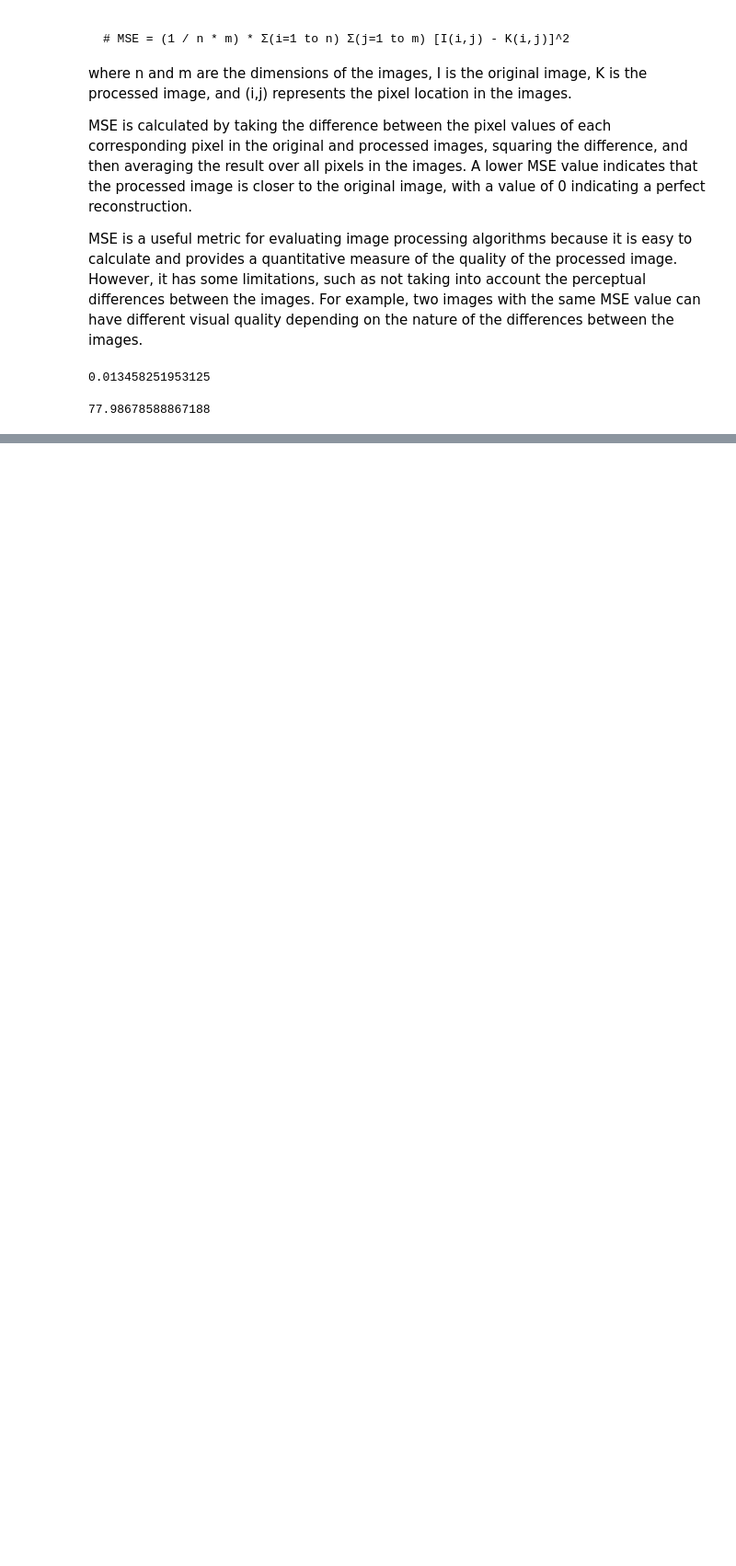
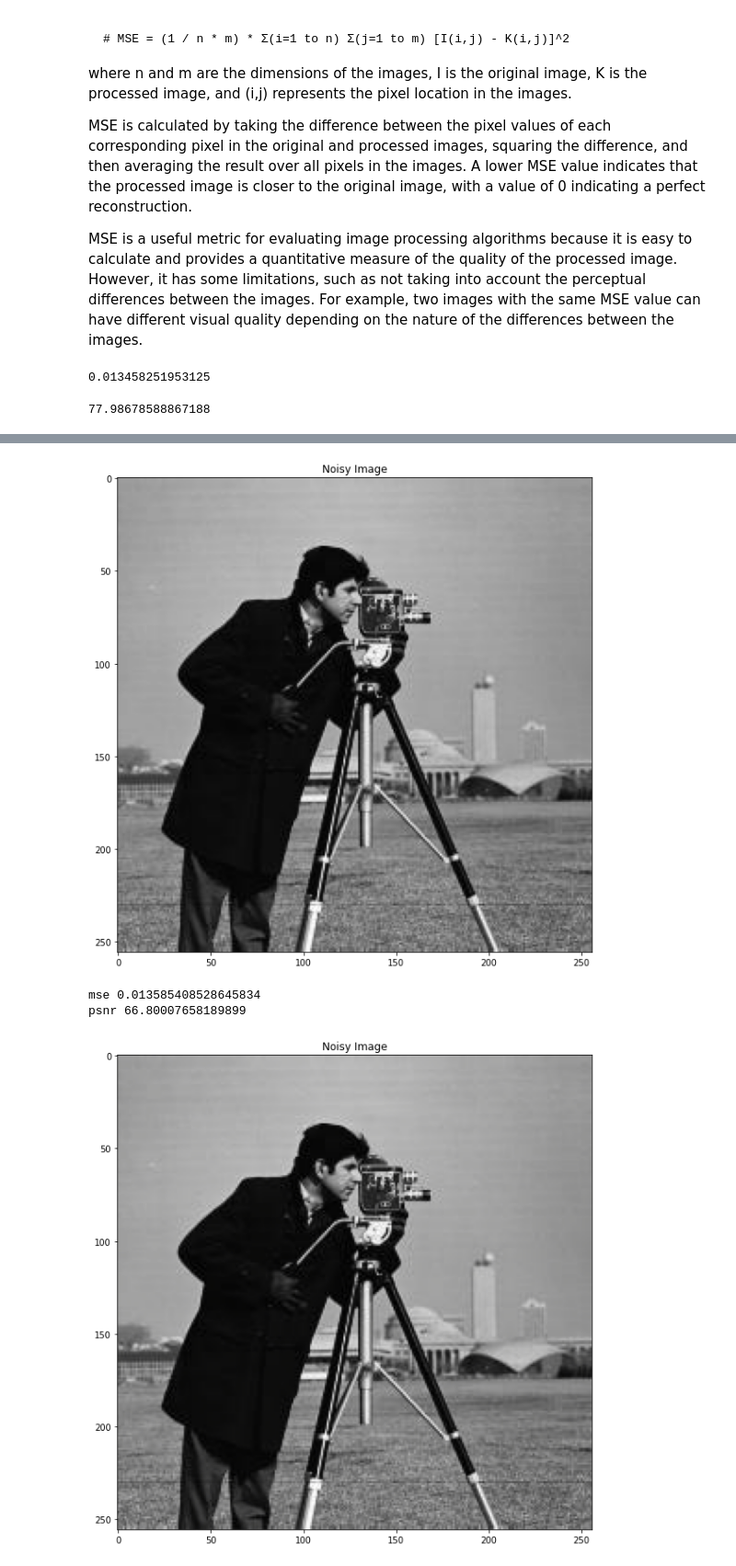
Before and after one commit to realBagher/Image_Processing_OpenCV, a Jupyter notebook: Steganography/Image_steganography.ipynb, the cells around one changed output, grey strips where cells are left out. Shown at 92% size. Saved outputs shown, nothing was run; the diff lists cells and outputs as text; code cells hidden in the pictures; blank space fills up the shorter version.

Commit message:
Evaluation metrics and gausian blur added

```diff
--- a/Steganography/Image_steganography.ipynb
+++ b/Steganography/Image_steganography.ipynb
@@ -237,0 +358,49 @@ We can conclude now that LSB technique results in
+# %%
+def calculate_psnr(image1_filename, image2_filename):
+    # Load the images
+    image1 = Image.fromarray(image1_filename)
+    image2 = Image.open(image2_filename)
+
+    # Get the dimensions of the images
+    width, height = image1.size
+
+    # Ensure the images have the same size
+    if image1.size != image2.size:
+        raise ValueError("Images must have the same size.")
+
+    # Get the pixel data for each image
+    pixels1 = image1.load()
+    pixels2 = image2.load()
+
+    # Calculate the squared differences between the pixel intensities for each corresponding pixel in the images
+    squared_differences = 0
+    for x in range(width):
+        for y in range(height):
+            r1, g1, b1 = pixels1[x, y]
+            r2, g2, b2 = pixels2[x, y]
+            squared_differences += (r1 - r2) ** 2 + (g1 - g2) ** 2 + (b1 - b2) ** 2
+
+    # Calculate the mean squared error
+    mse = squared_differences / (width * height * 3)
+
+    # Calculate the maximum possible pixel intensity value
+    max_pixel_intensity = 255
+
+    # Calculate the PSNR
+    psnr = 10 * math.log10(max_pixel_intensity ** 2 / mse)
+
+    return psnr
+# %%
+mse = []
+psnr = []
+for i in [0.02,0.15,0.5,2]:
+  temp = gausian_noise('/content/encoded_image.png',0,i)
+  print('mse',calculate_mse(temp,'/content/camera_256.JPG'))
+  print('psnr',calculate_psnr(temp,'/content/camera_256.JPG'))
+  mse.append(calculate_mse(temp,'/content/camera_256.JPG'))
+  psnr.append(calculate_psnr(temp,'/content/camera_256.JPG'))
+# %% [output]
+[figure, added]
+mse 0.013585408528645834
+psnr 66.80007658189899
+[figure, added]
```
Also changed, not shown: parts of 19 cells of this notebook.
